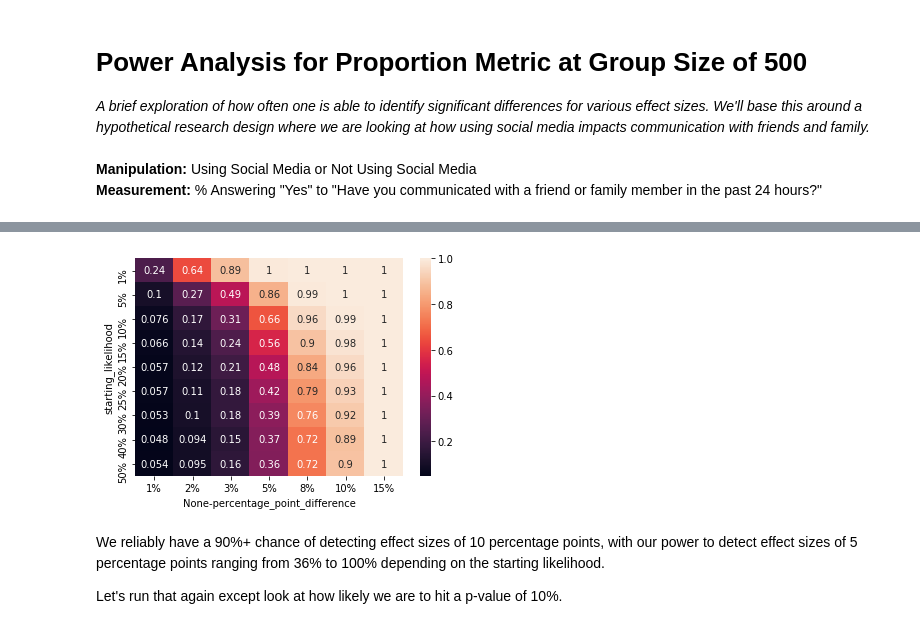
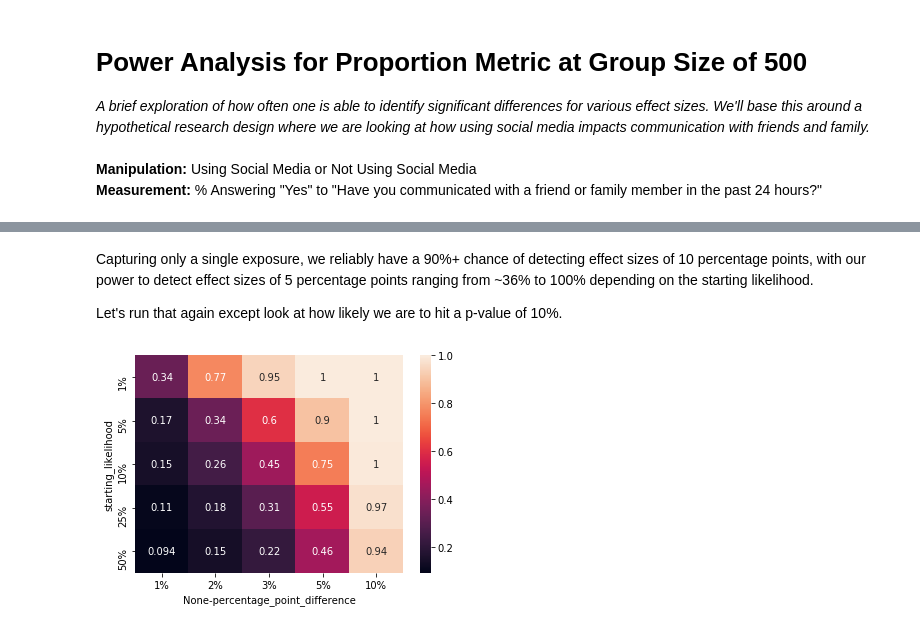
Before and after one commit to HarryBrisson/power-analysis, a Jupyter notebook: 500-respondents-power-analysis.ipynb, the cells around one changed output, grey strips where cells are left out. Drawn from its saved outputs; the diff is of its cells as text; code cells hidden in the pictures.

```diff
--- a/500-respondents-power-analysis.ipynb
+++ b/500-respondents-power-analysis.ipynb
@@ -83,12 +187,25 @@ def get_powers_for_ranges(initial_likelihood_range,percentage_point_difference_r
 # %%
 
 # let's look at a range of initial likelihoods from 1% to 50%
-likelihood1_range = [.01,.05,.1,.15,.2,.25,.3,.4,.5]
+initial_likelihood_range = [.01,.05,.1,.25,.5]
 
-# let's look at percentage point differences from 1% to 15%
-percent_point_difference_range = [.01,.02,.03,.05,.08,.10,.15]
+# let's look at percentage point differences from 1% to 10%
+percent_point_difference_range = [.01, .02, .03, .05, .10]
+
 
 # we can keep sample size constant at 500
 sample_size = 500
 
-results = get_powers_for_ranges(likelihood1_range,percent_point_difference_range,sample_size)
+results = get_powers_for_ranges(initial_likelihood_range,
+                                percent_point_difference_range,
+                                sample_size,
+                                simulations=500, p=.05)
+
+
+# look at color-coded grid of results
+reformatted = results.pivot(index='starting_likelihood',
+                            columns='percentage_point_difference')
+
+ax = sns.heatmap(reformatted, annot=True,
+                  xticklabels=['1%','2%','3%','5%','10%'],
+                  yticklabels=['1%','5%','10%','25%','50%'])
@@ -95,12 +214,19 @@ results = get_powers_for_ranges(likelihood1_range,percent_point_difference_range
+# %% [markdown]
+Capturing only a single exposure, we reliably have a 90%+ chance of detecting effect sizes of 10 percentage points, with our power to detect effect sizes of 5 percentage points ranging from ~36% to 100% depending on the starting likelihood.
+
+Let's run that again except look at how likely we are to hit a p-value of 10%.
 # %%
 # look at color-coded grid of results
-reformatted = results.pivot(index='starting_likelihood', columns='percentage_point_difference')
-ax = sns.heatmap(reformatted, annot=True,
-                 xticklabels=['1%','2%','3%','5%','8%','10%','15%'],
-                 yticklabels=['1%','5%','10%','15%','20%','25%','30%','40%','50%'])
+p10_results = get_powers_for_ranges(initial_likelihood_range,
+                                    percent_point_difference_range,
+                                    sample_size,
+                                    simulations=500, p=.1)
+
+p10_reformatted = p10_results.pivot(index='starting_likelihood',
+                                    columns='percentage_point_difference')
+
+ax = sns.heatmap(p10_reformatted, annot=True,
+                  xticklabels=['1%','2%','3%','5%','10%'],
+                  yticklabels=['1%','5%','10%','25%','50%'])
 # %% [output]
-[figure, old version]
+[figure, new version]
-# %% [markdown]
-We reliably have a 90%+ chance of detecting effect sizes of 10 percentage points, with our power to detect effect sizes of 5 percentage points ranging from 36% to 100% depending on the starting likelihood.
-
-Let's run that again except look at how likely we are to hit a p-value of 10%.
```
Also changed, not shown: parts of 14 cells of this notebook.
